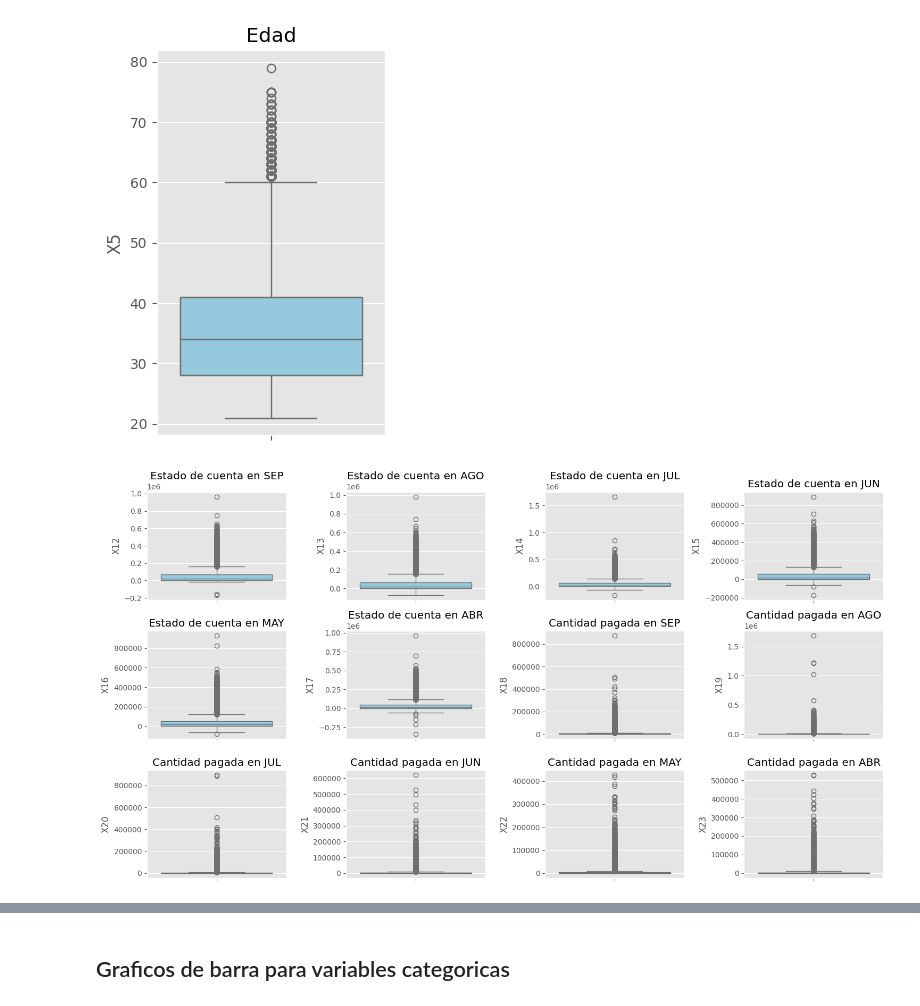
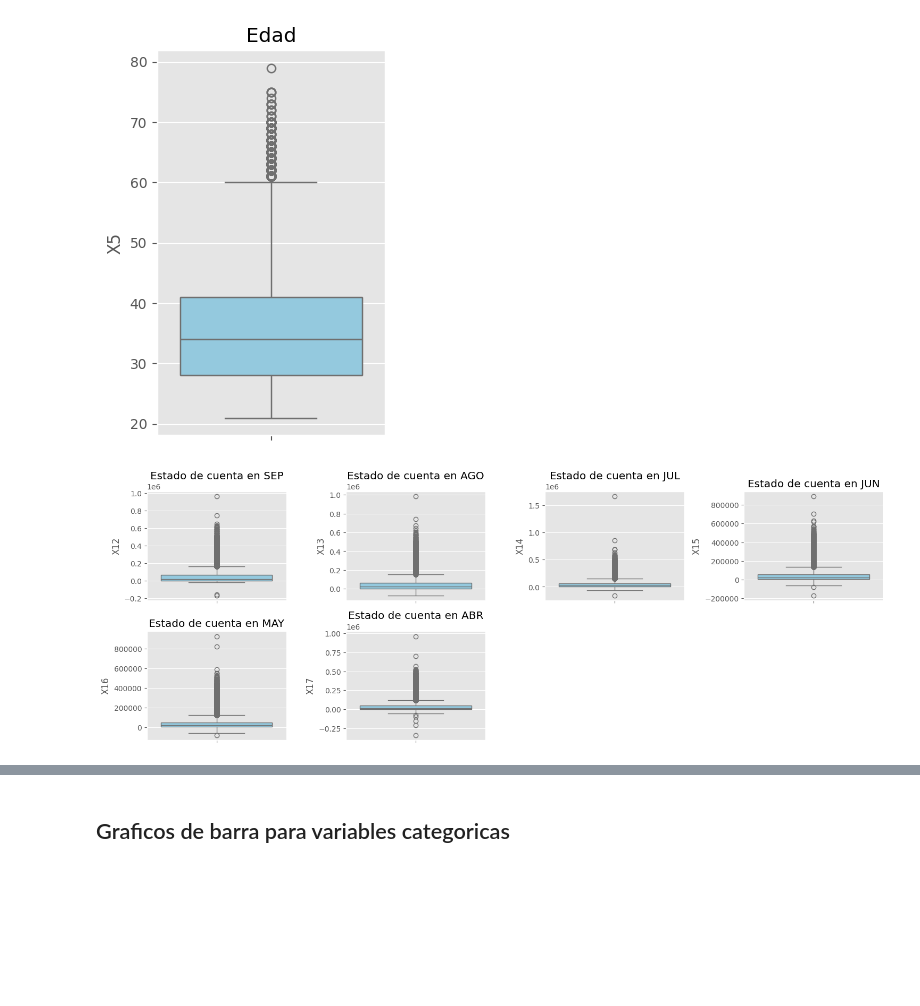
Before and after one commit to lmunozm2/Proyecto-2, a Jupyter notebook: Estadisticas_D_Soporte_2.ipynb, the cells around one changed output, grey strips where cells are left out. Cells and saved outputs as stored; diff of their text form; code cells hidden in the pictures; blank space fills up the shorter version.

```diff
--- a/Estadisticas_D_Soporte_2.ipynb
+++ b/Estadisticas_D_Soporte_2.ipynb
@@ -119,19 +110,17 @@ Text(0.5, 1.0, 'Edad')
 [figure]
 [figure]
 # %%
-plot_names = ['Estado de cuenta en SEP', 'Estado de cuenta en AGO', 'Estado de cuenta en JUL',
-              'Estado de cuenta en JUN', 'Estado de cuenta en MAY', 'Estado de cuenta en ABR',
-              'Cantidad pagada en SEP', 'Cantidad pagada en AGO', 'Cantidad pagada en JUL',
-              'Cantidad pagada en JUN', 'Cantidad pagada en MAY', 'Cantidad pagada en ABR']
+ECM_nombres = ['Estado de cuenta en SEP', 'Estado de cuenta en AGO', 'Estado de cuenta en JUL',
+              'Estado de cuenta en JUN', 'Estado de cuenta en MAY', 'Estado de cuenta en ABR']
 
 
 plt.figure(figsize=(15, 8))
-for i, column in enumerate(df.columns[11:23], start=1):
+for i, column in enumerate(df.columns[11:17], start=1):
     plt.subplot(3, 4, i)
     sns.boxplot(y=df[column], color='skyblue')
-    plt.title(plot_names[i-1])
+    plt.title(ECM_nombres[i-1])
 
 plt.tight_layout()
 plt.show()
 # %% [output]
-[figure, old version]
+[figure, new version]
```
Also changed, not shown: parts of 12 cells of this notebook.
